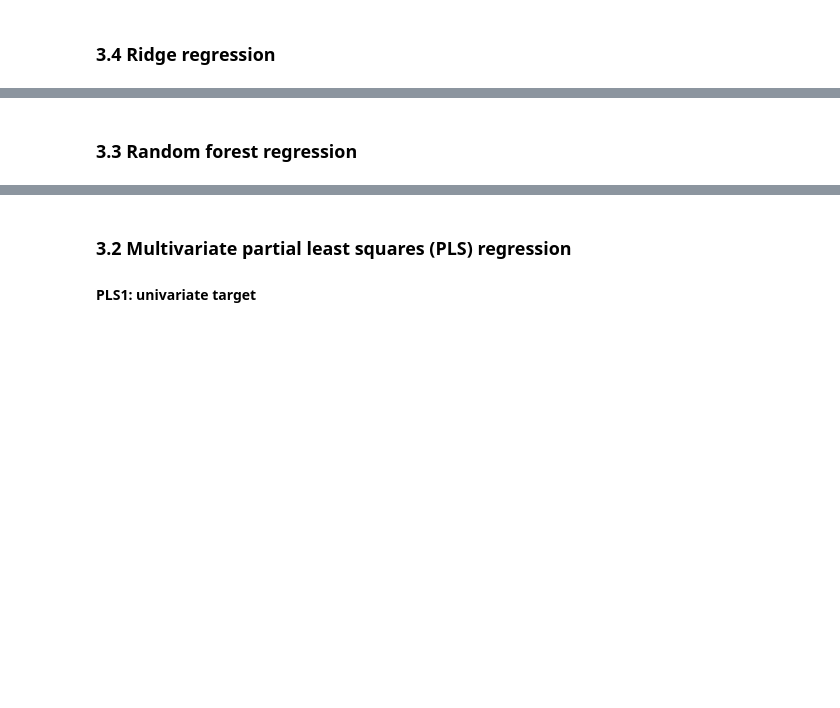
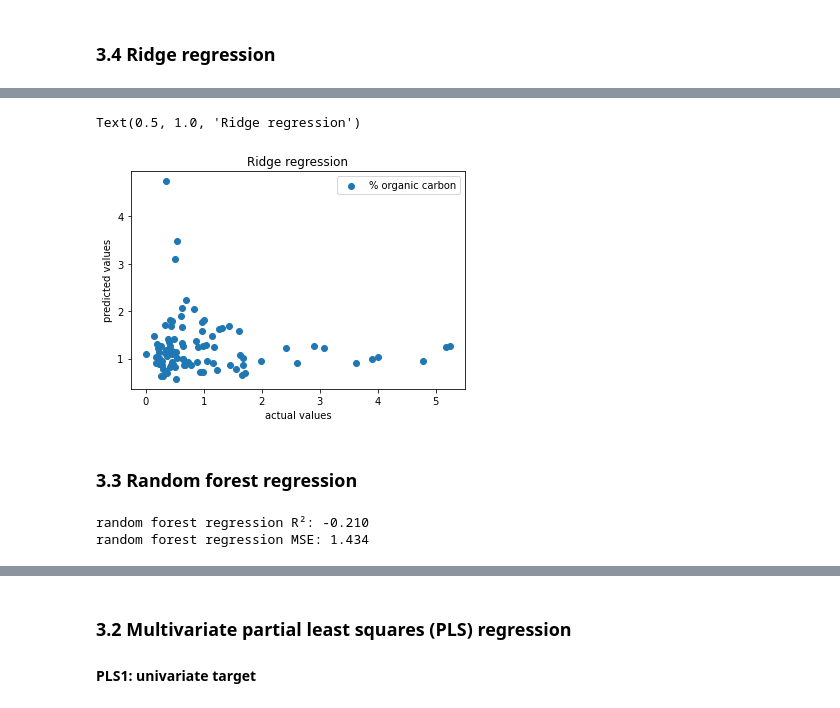
Before and after one commit to opsabarsec/African-soil-chemistry, a Jupyter notebook: afsis-soil-chem-MODEL.ipynb, the cells around one changed output, grey strips where cells are left out. Saved outputs shown, nothing was run; the diff lists cells and outputs as text; code cells hidden in the pictures; blank space fills up the shorter version.

```diff
--- a/afsis-soil-chem-MODEL.ipynb
+++ b/afsis-soil-chem-MODEL.ipynb
@@ -390,3 +416,12 @@ print('MSE CV (Ridge): %5.3f' % mse_cv)
+# %%
+plt.scatter(y2_test, y_ridge, label = '% organic carbon')
+plt.legend()
+plt.xlabel('actual values')
+plt.ylabel('predicted values')
+plt.title('Ridge regression')
+# %% [output]
+Text(0.5, 1.0, 'Ridge regression')
+[figure, added]
 # %% [markdown]
 ### 3.3 Random forest regression
 # %%
@@ -403,6 +438,9 @@ rf_score_c = r2_score(y2_test, y_pred_rf)
 # Calculate mean squared error for calibration and cross validation
 rf_mse_c = mean_squared_error(y2_test, y_pred_rf)
 
-print('R2: %5.3f'  % rf_score_c)
+print('random forest regression R²: %5.3f'  % rf_score_c)
 
-print('MSE: %5.3f' % rf_mse_c)
+print('random forest regression MSE: %5.3f' % rf_mse_c)
+# %% [output]
+random forest regression R²: -0.210
+random forest regression MSE: 1.434
```
Also changed, not shown: parts of 21 cells of this notebook.
